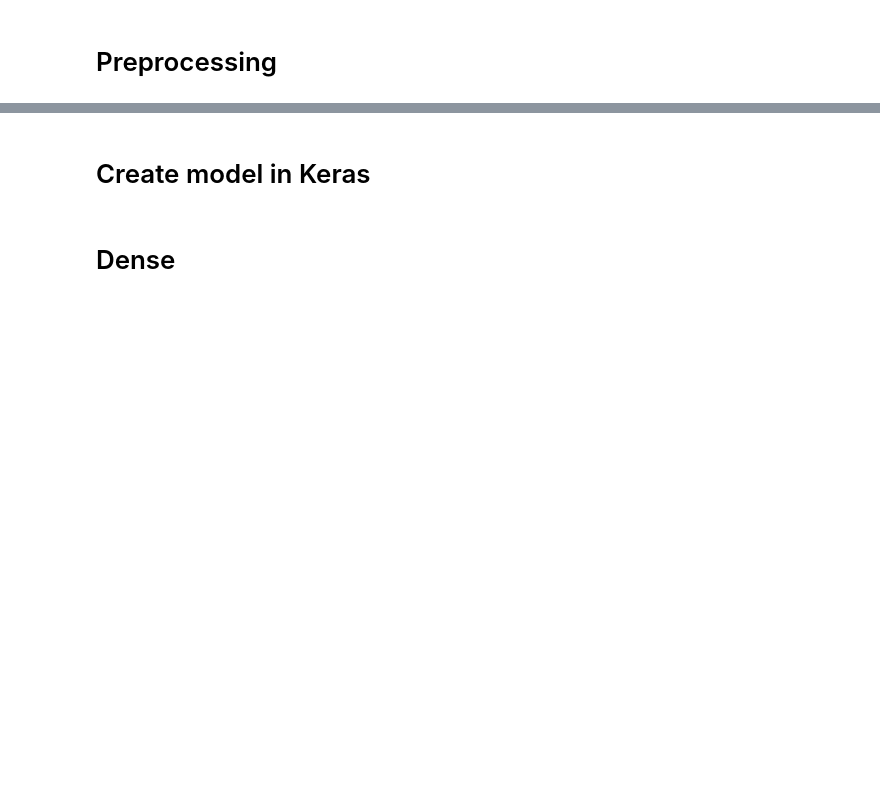
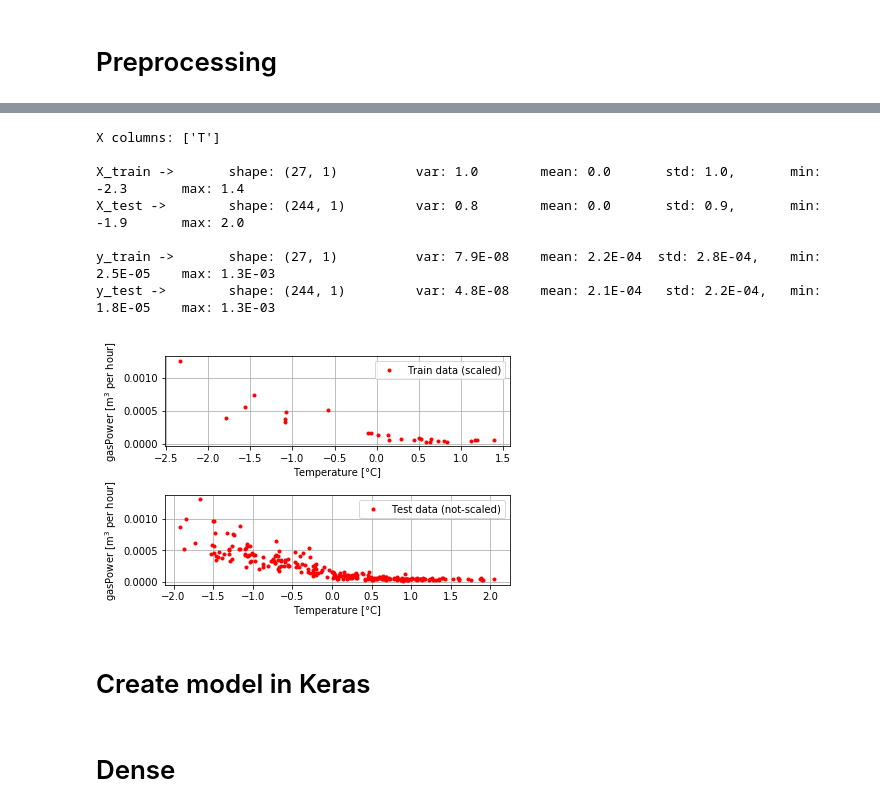
Before and after one commit to deKeijzer/KB-74-OPSCHALER, a Jupyter notebook: Personal_folders/Brian/Keras/Keras tryout.ipynb, the cells around one changed output, grey strips where cells are left out. Saved outputs shown, nothing was run; the diff lists cells and outputs as text; code cells hidden in the pictures; blank space fills up the shorter version.

```diff
--- a/Personal_folders/Brian/Keras/Keras tryout.ipynb
+++ b/Personal_folders/Brian/Keras/Keras tryout.ipynb
@@ -150,3 +117,83 @@ y_train variance 1.08245645408
+# %%
+from sklearn.preprocessing import MinMaxScaler, StandardScaler
+from sklearn.model_selection import train_test_split
+
+#data = day[day['T'] < 19]
+data = day
+
+# Split predictors from targets
+#X = data.drop(['eMeter', 'eMeterReturn', 'eMeterLow', 'eMeterLowReturn', 'gasMeter','gasPower','ePowerReturn', 'WW', 'VV', 'P', 'DR', 'SQ', 'TD', 'T10', 'FX'], axis=1)
+
+X = data[['T']]
+y = data[['gasPower']]
+print('X columns: %s' % list(X.columns))
+X = np.array(X).reshape(-1, 1)
+y = np.array(y).reshape(-1, 1)
+
+
+
+X_train, X_test, y_train, y_test = train_test_split(X, y, test_size=0.9, random_state=42)
+
+# Need to reshape X for cnn
+#print('Original X shape: '+str(X.shape))
+#X = np.expand_dims(X, axis=2) # reshape for Conv1D, see https://stackoverflow.com/questions/43396572/dimension-of-shape-in-conv1d
+#print('New X shape: '+str(X.shape))
+
+# fit scalers to training data
+scalerX = StandardScaler(with_mean=True, with_std=True).fit(X_train)
+scalery = StandardScaler(with_mean=True, with_std=True).fit(y_train)
+
+# Normalize X arrrays
+X_train = scalerX.transform(X_train)
+X_test = scalerX.transform(X_test)
+
+#y_train = scalery.transform(y_train)
+#y_test = scalery.transform(y_test)
+
+# Get test data in the correct shape and format
+y_train = np.array(y_train).reshape(-1,1) #reshape if y_train is not scaled, transforming should not be needed
+y_test = np.array(y_test).reshape(-1,1)
+
+def stats(ndarray):
+    shape = ndarray.shape
+    var = ndarray.var()
+    mean = ndarray.mean()
+    std = ndarray.std()
+    min_ = ndarray.min()
+    max_ = ndarray.max()
+    return shape, var, mean, std, min_, max_
+
+print('')
+print('X_train -> \t shape: %s \t var: %.1f \t mean: %.1f \t std: %.1f, \t min: %.1f \t max: %.1f'% (stats(X_train)))
+print('X_test -> \t shape: %s \t var: %.1f \t mean: %.1f \t std: %.1f, \t min: %.1f \t max: %.1f'% (stats(X_test)))
+print('')
+print('y_train -> \t shape: %s \t var: %.1E \t mean: %.1E  std: %.1E, \t min: %.1E \t max: %.1E'% (stats(y_train)))
+print('y_test -> \t shape: %s \t var: %.1E \t mean: %.1E \t std: %.1E, \t min: %.1E \t max: %.1E'% (stats(y_test)))
+
+plt.subplot(2,1,1)
+plt.plot(X_train, y_train, '.', color='r', label='Train data (scaled)')
+plt.grid()
+plt.xlabel('Temperature [°C]')
+plt.ylabel('gasPower [m$^3$ per hour]')
+plt.legend()
+plt.tight_layout()
+
+plt.subplot(2,1,2)
+plt.plot(X_test, y_test, '.', color='r', label='Test data (not-scaled)')
+plt.grid()
+plt.xlabel('Temperature [°C]')
+plt.ylabel('gasPower [m$^3$ per hour]')
+plt.legend()
+plt.tight_layout()
+# %% [output]
+X columns: ['T']
+
+X_train ->       shape: (27, 1)          var: 1.0        mean: 0.0       std: 1.0,       min: -2.3       max: 1.4
+X_test ->        shape: (244, 1)         var: 0.8        mean: 0.0       std: 0.9,       min: -1.9       max: 2.0
+
+y_train ->       shape: (27, 1)          var: 7.9E-08    mean: 2.2E-04  std: 2.8E-04,    min: 2.5E-05    max: 1.3E-03
+y_test ->        shape: (244, 1)         var: 4.8E-08    mean: 2.1E-04   std: 2.2E-04,   min: 1.8E-05    max: 1.3E-03
+[figure, added]
 # %% [markdown]
 # Create model in Keras
 # %%
```
Also changed, not shown: parts of 15 cells of this notebook.
